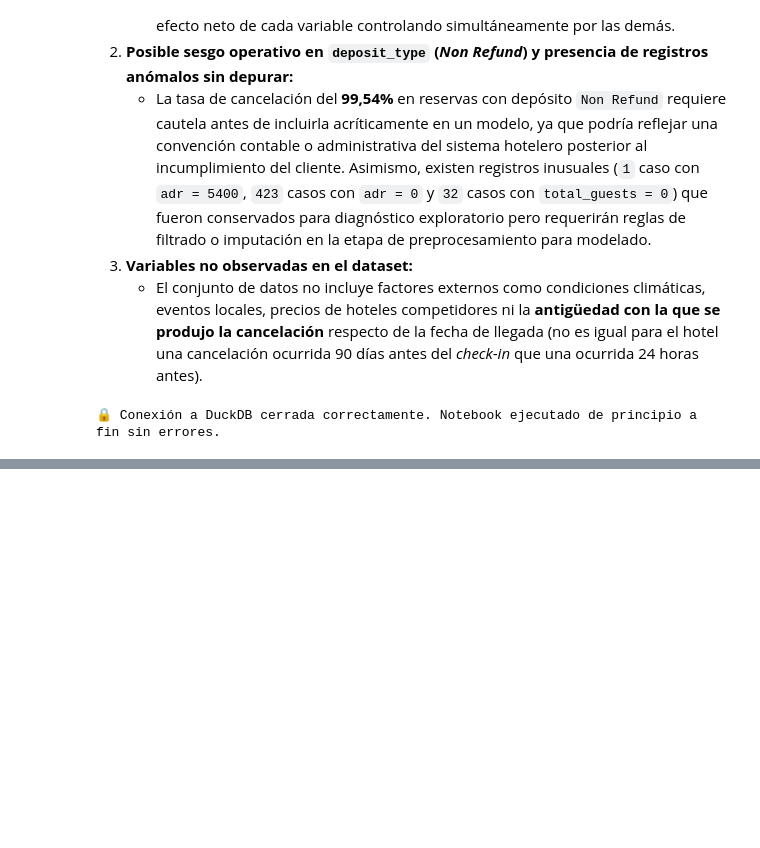
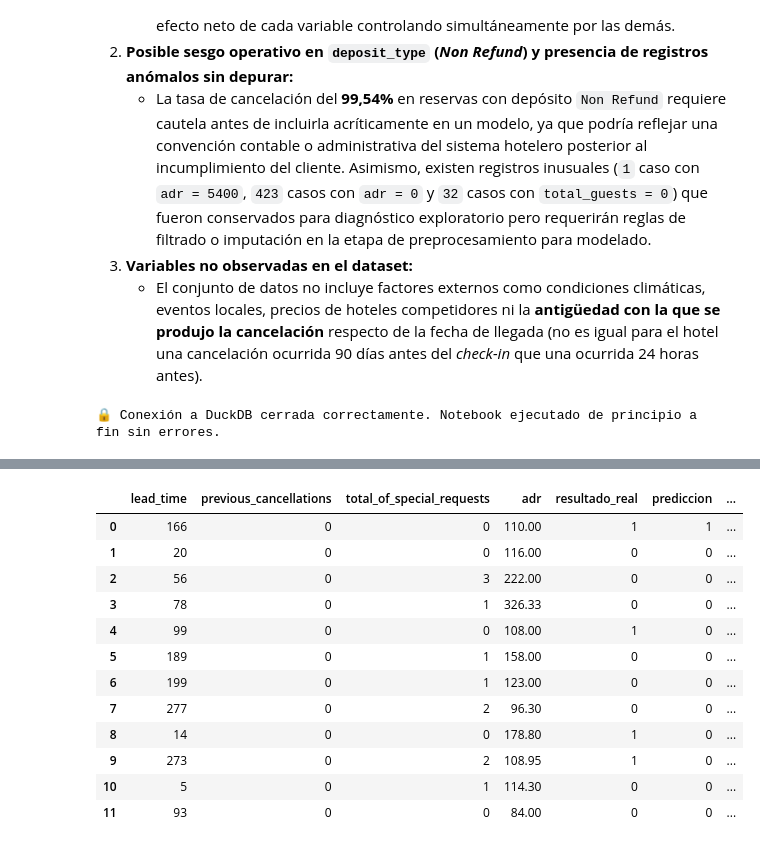
Before and after one commit to Emanstor/tpi-iad-comision8, a Jupyter notebook: TPI_Notebook_Maestro_Comision8_Lopez_DelCorro.ipynb, the cells around one changed output, grey strips where cells are left out. Cells and saved outputs as stored; diff of their text form; code cells hidden in the pictures; blank space fills up the shorter version.

```diff
--- a/TPI_Notebook_Maestro_Comision8_Lopez_DelCorro.ipynb
+++ b/TPI_Notebook_Maestro_Comision8_Lopez_DelCorro.ipynb
@@ -1526,0 +1698,42 @@ print("🔒 Conexión a DuckDB cerrada correctamente. Notebook ejecutado de prin
+# %%
+# Registro de los resultados de prueba en DuckDB para análisis con SQL
+resultados_test = X_test[["lead_time", "previous_cancellations", "total_of_special_requests", "adr"]].copy()
+resultados_test["resultado_real"] = y_test.to_numpy()
+resultados_test["prediccion"] = y_pred
+resultados_test["probabilidad_cancelacion"] = probabilidad_cancelacion.round(3)
+resultados_test["distancia_a_0_5"] = (resultados_test["probabilidad_cancelacion"] - 0.5).abs().round(3)
+
+con.register("predicciones_test", resultados_test.reset_index(drop=True))
+
+# Consulta SQL: Muestra de predicciones con lectura inicial de riesgo
+con.sql("""
+SELECT
+    lead_time,
+    previous_cancellations,
+    total_of_special_requests,
+    adr,
+    resultado_real,
+    prediccion,
+    probabilidad_cancelacion,
+    CASE
+        WHEN probabilidad_cancelacion < 0.30 THEN 'Probabilidad baja (< 0.30)'
+        WHEN probabilidad_cancelacion > 0.70 THEN 'Probabilidad alta (> 0.70)'
+        ELSE 'Caso intermedio / incierto (0.30 a 0.70)'
+    END AS lectura_inicial
+FROM predicciones_test
+LIMIT 12
+""").df()
+# %% [output]
+|  | lead_time | previous_cancellations | total_of_special_requests | adr | resultado_real | prediccion | ... |
+| 0 | 166 | 0 | 0 | 110.00 | 1 | 1 | ... |
+| 1 | 20 | 0 | 0 | 116.00 | 0 | 0 | ... |
+| 2 | 56 | 0 | 3 | 222.00 | 0 | 0 | ... |
+| 3 | 78 | 0 | 1 | 326.33 | 0 | 0 | ... |
+| 4 | 99 | 0 | 0 | 108.00 | 1 | 0 | ... |
+| 5 | 189 | 0 | 1 | 158.00 | 0 | 0 | ... |
+| 6 | 199 | 0 | 1 | 123.00 | 0 | 0 | ... |
+| 7 | 277 | 0 | 2 | 96.30 | 0 | 0 | ... |
+| 8 | 14 | 0 | 0 | 178.80 | 1 | 0 | ... |
+| 9 | 273 | 0 | 2 | 108.95 | 1 | 0 | ... |
+| 10 | 5 | 0 | 1 | 114.30 | 0 | 0 | ... |
+| 11 | 93 | 0 | 0 | 84.00 | 0 | 0 | ... |
```
Also changed, not shown: parts of 30 cells of this notebook, 7 other files.
